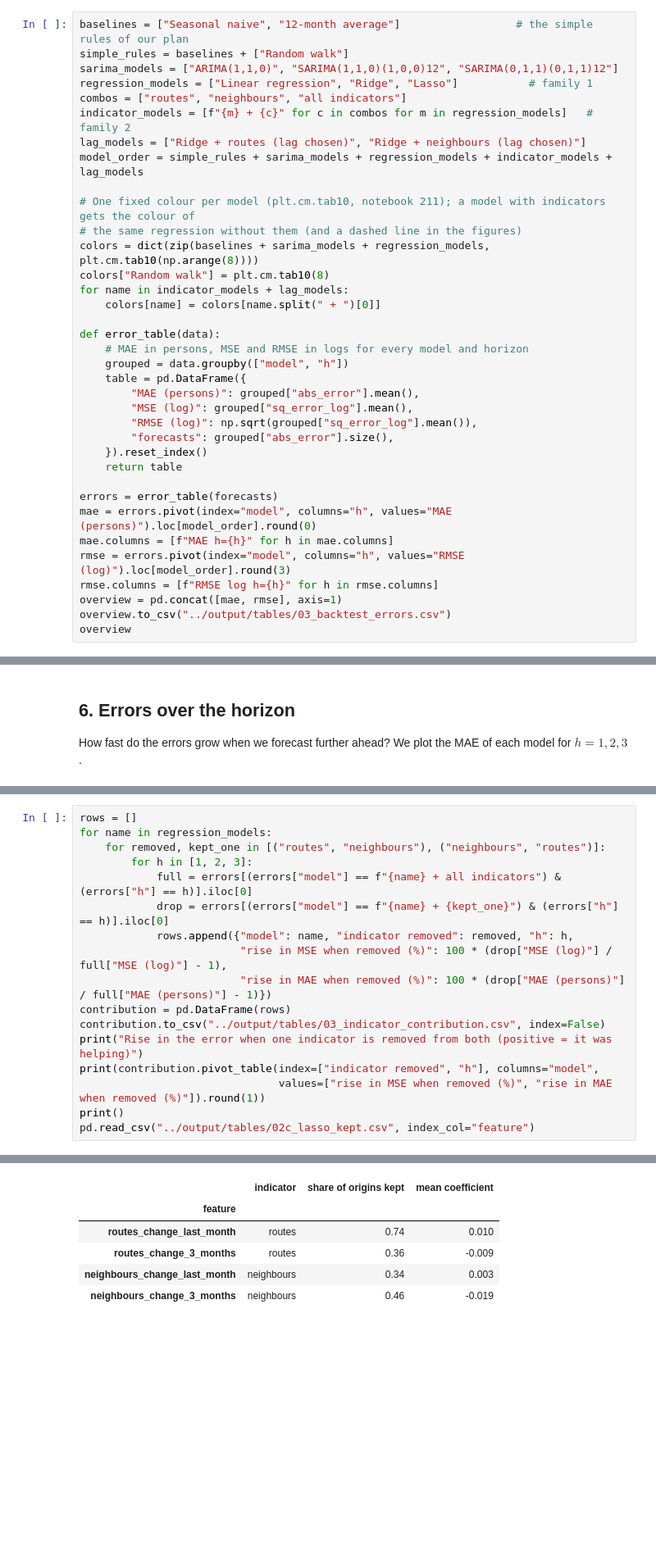
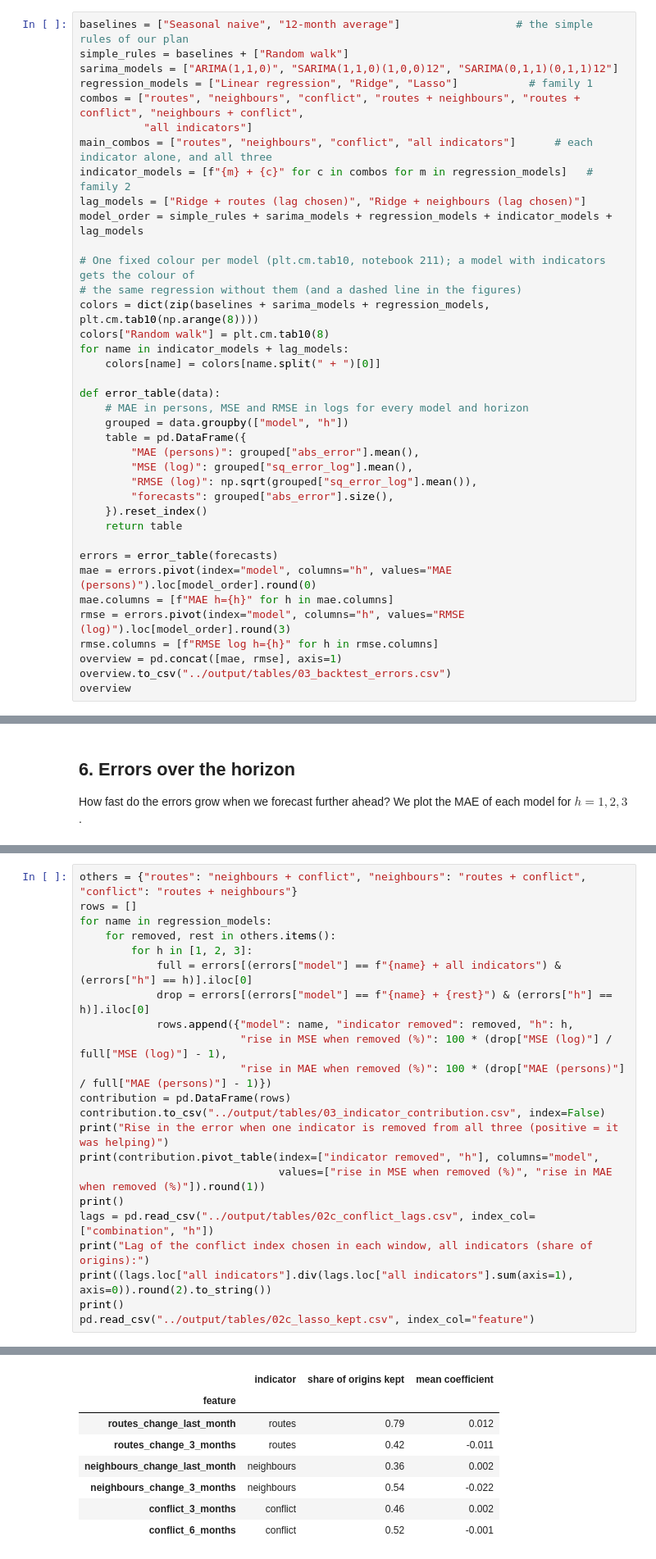
Before and after one commit to axe3010/dsf-asylum-forecast-II, a Jupyter notebook: code/03_evaluate.ipynb, the cells around one changed output, grey strips where cells are left out. Shown at 82% size. Drawn from its saved outputs; the diff is of its cells as text; blank space fills up the shorter version.

```diff
--- a/code/03_evaluate.ipynb
+++ b/code/03_evaluate.ipynb
@@ -51,7 +51,9 @@ baselines = ["Seasonal naive", "12-month average"]                  # the simple
 simple_rules = baselines + ["Random walk"]
 sarima_models = ["ARIMA(1,1,0)", "SARIMA(1,1,0)(1,0,0)12", "SARIMA(0,1,1)(0,1,1)12"]
 regression_models = ["Linear regression", "Ridge", "Lasso"]           # family 1
-combos = ["routes", "neighbours", "all indicators"]
+combos = ["routes", "neighbours", "conflict", "routes + neighbours", "routes + conflict", "neighbours + conflict",
+          "all indicators"]
+main_combos = ["routes", "neighbours", "conflict", "all indicators"]      # each indicator alone, and all three
 indicator_models = [f"{m} + {c}" for c in combos for m in regression_models]   # family 2
 lag_models = ["Ridge + routes (lag chosen)", "Ridge + neighbours (lag chosen)"]
 model_order = simple_rules + sarima_models + regression_models + indicator_models + lag_models
@@ -414,18 +422,23 @@ Adding one indicator at a time does not show whether it still helps **when the o
 # %%
+others = {"routes": "neighbours + conflict", "neighbours": "routes + conflict", "conflict": "routes + neighbours"}
 rows = []
 for name in regression_models:
-    for removed, kept_one in [("routes", "neighbours"), ("neighbours", "routes")]:
+    for removed, rest in others.items():
         for h in [1, 2, 3]:
             full = errors[(errors["model"] == f"{name} + all indicators") & (errors["h"] == h)].iloc[0]
-            drop = errors[(errors["model"] == f"{name} + {kept_one}") & (errors["h"] == h)].iloc[0]
+            drop = errors[(errors["model"] == f"{name} + {rest}") & (errors["h"] == h)].iloc[0]
             rows.append({"model": name, "indicator removed": removed, "h": h,
                          "rise in MSE when removed (%)": 100 * (drop["MSE (log)"] / full["MSE (log)"] - 1),
                          "rise in MAE when removed (%)": 100 * (drop["MAE (persons)"] / full["MAE (persons)"] - 1)})
 contribution = pd.DataFrame(rows)
 contribution.to_csv("../output/tables/03_indicator_contribution.csv", index=False)
-print("Rise in the error when one indicator is removed from both (positive = it was helping)")
+print("Rise in the error when one indicator is removed from all three (positive = it was helping)")
 print(contribution.pivot_table(index=["indicator removed", "h"], columns="model",
                                values=["rise in MSE when removed (%)", "rise in MAE when removed (%)"]).round(1))
 print()
+lags = pd.read_csv("../output/tables/02c_conflict_lags.csv", index_col=["combination", "h"])
+print("Lag of the conflict index chosen in each window, all indicators (share of origins):")
+print((lags.loc["all indicators"].div(lags.loc["all indicators"].sum(axis=1), axis=0)).round(2).to_string())
+print()
 pd.read_csv("../output/tables/02c_lasso_kept.csv", index_col="feature")
 # %% [output]
@@ -452,8 +462,10 @@ routes            1                         -0.6              -7.4  -3.3
 |  | indicator | share of origins kept | mean coefficient |
 | feature |  |  |  |
-| routes_change_last_month | routes | 0.74 | 0.010 |
-| routes_change_3_months | routes | 0.36 | -0.009 |
-| neighbours_change_last_month | neighbours | 0.34 | 0.003 |
-| neighbours_change_3_months | neighbours | 0.46 | -0.019 |
+| routes_change_last_month | routes | 0.79 | 0.012 |
+| routes_change_3_months | routes | 0.42 | -0.011 |
+| neighbours_change_last_month | neighbours | 0.36 | 0.002 |
+| neighbours_change_3_months | neighbours | 0.54 | -0.022 |
+| conflict_3_months | conflict | 0.46 | 0.002 |
+| conflict_6_months | conflict | 0.52 | -0.001 |
 # %% [markdown]
 **What we see.**
```
Also changed, not shown: parts of 30 cells of this notebook, 25 other files.
